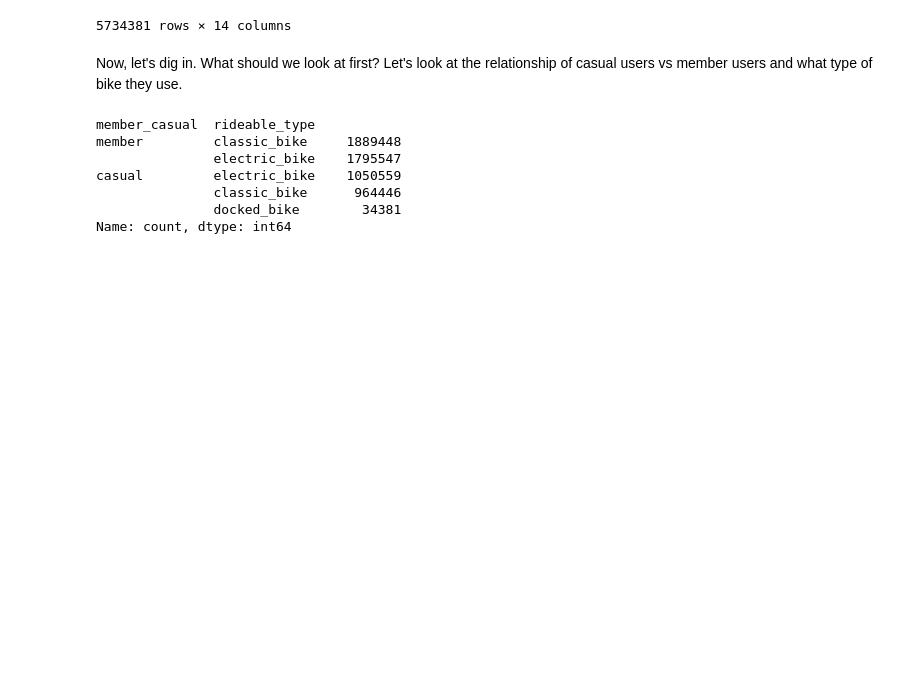
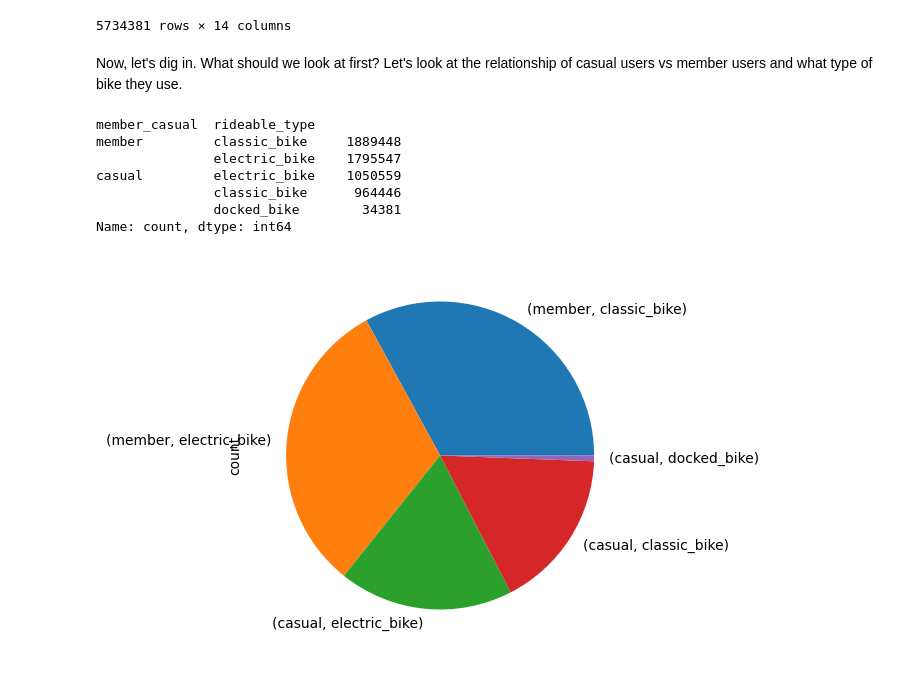
Before and after one commit to ematta/cyclistic, a Jupyter notebook: cyclists.ipynb, the cells around one changed output. Saved outputs shown, nothing was run; the diff lists cells and outputs as text; code cells hidden in the pictures; blank space fills up the shorter version.

Commit message:
basic plot

```diff
--- a/cyclists.ipynb
+++ b/cyclists.ipynb
@@ -134,3 +134,8 @@ casual         electric_bike    1050559
                classic_bike      964446
                docked_bike        34381
 Name: count, dtype: int64
+# %%
+
+plot = manual_casual_bike.plot.pie(subplots=True, figsize=(5, 5))
+# %% [output]
+[figure, added]
```
